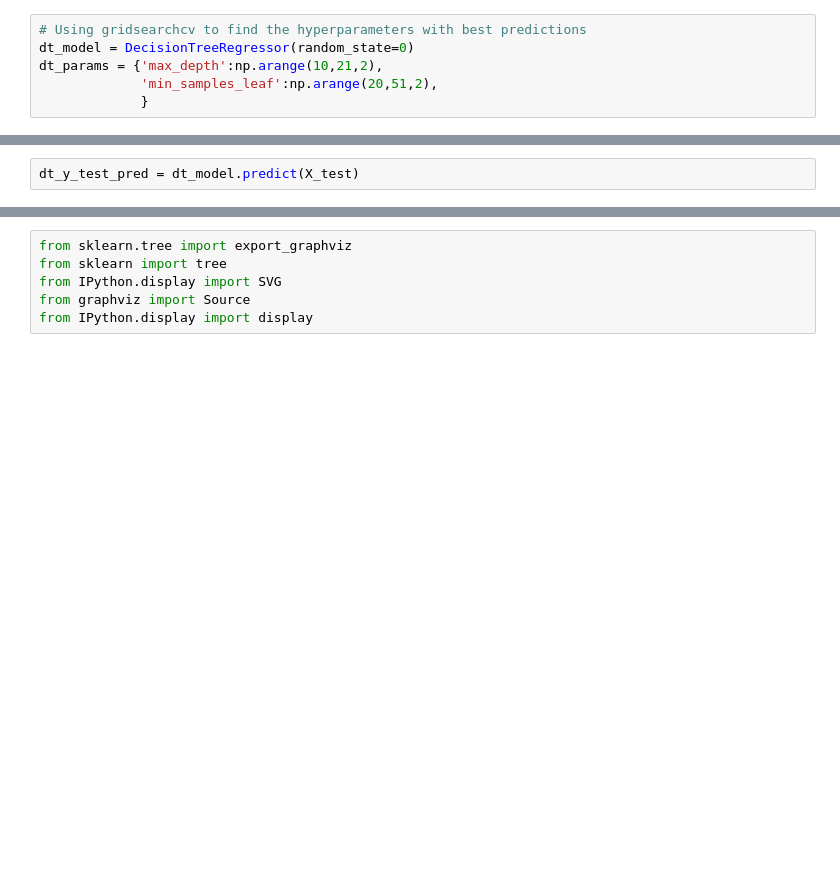
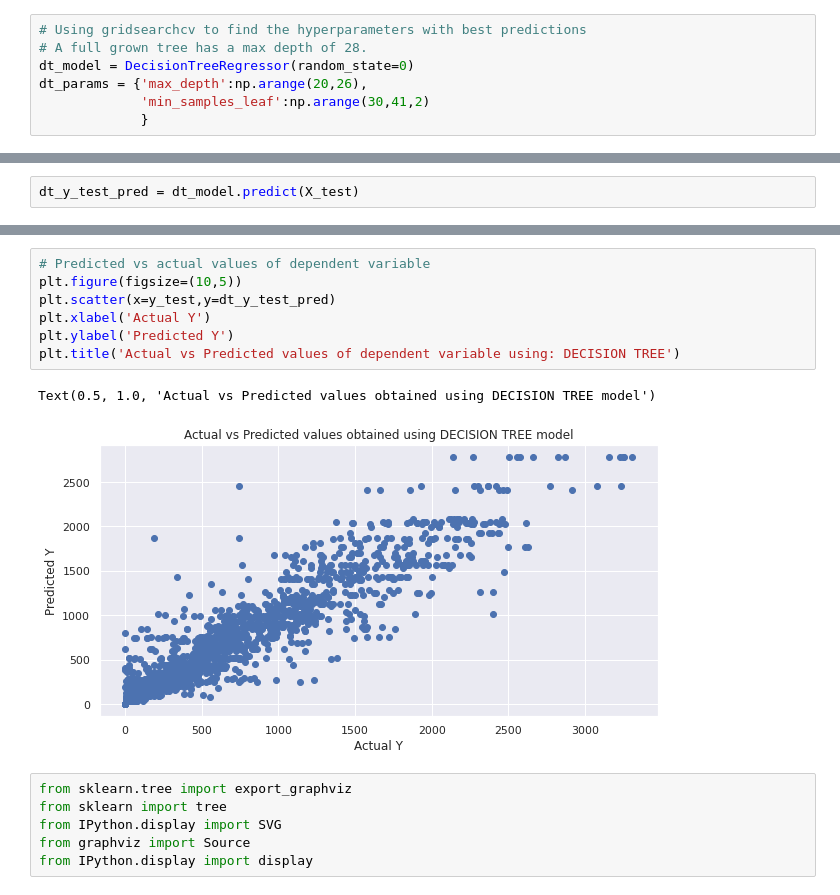
Before and after one commit to shaloy-lewis/bike_sharing_demand_prediction, a Jupyter notebook: Bike_Sharing_Demand_Prediction_Shaloy_lewis.ipynb, the cells around one changed output, grey strips where cells are left out. Cells and saved outputs as stored; diff of their text form; blank space fills up the shorter version.

```diff
--- a/Bike_Sharing_Demand_Prediction_Shaloy_lewis.ipynb
+++ b/Bike_Sharing_Demand_Prediction_Shaloy_lewis.ipynb
@@ -508,9 +488,10 @@ from sklearn.model_selection import GridSearchCV
 X_train, X_test, y_train, y_test = train_test_split(X, y, test_size=0.2, random_state=0)
 # %%
 # Using gridsearchcv to find the hyperparameters with best predictions
+# A full grown tree has a max depth of 28.
 dt_model = DecisionTreeRegressor(random_state=0)
-dt_params = {'max_depth':np.arange(10,21,2),
-             'min_samples_leaf':np.arange(20,51,2),
+dt_params = {'max_depth':np.arange(20,26),
+             'min_samples_leaf':np.arange(30,41,2)
              }
 # %%
 dt_gridsearch = GridSearchCV(dt_model,
@@ -556,3 +544,13 @@ rmse(y_test,dt_y_test_pred)
+# %%
+# Predicted vs actual values of dependent variable
+plt.figure(figsize=(10,5))
+plt.scatter(x=y_test,y=dt_y_test_pred)
+plt.xlabel('Actual Y')
+plt.ylabel('Predicted Y')
+plt.title('Actual vs Predicted values of dependent variable using: DECISION TREE')
+# %% [output]
+Text(0.5, 1.0, 'Actual vs Predicted values obtained using DECISION TREE model')
+[figure, added]
 # %%
 from sklearn.tree import export_graphviz
 from sklearn import tree
```
Also changed, not shown: parts of 52 cells of this notebook.
